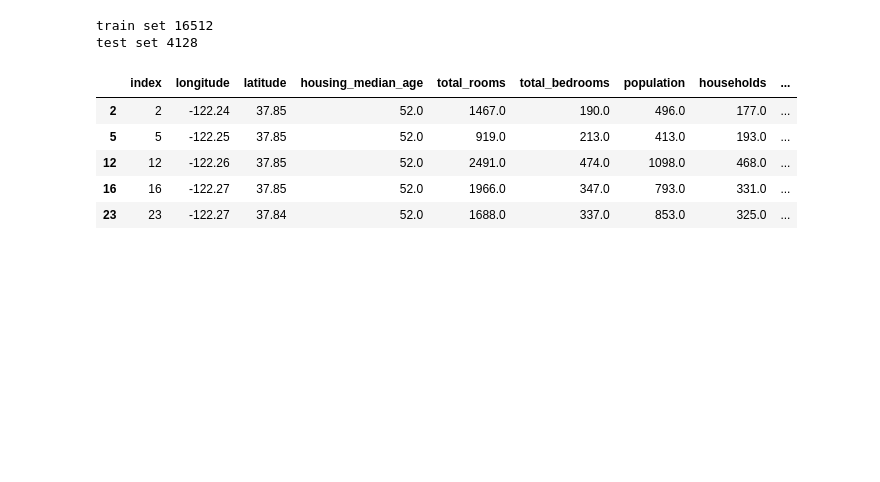
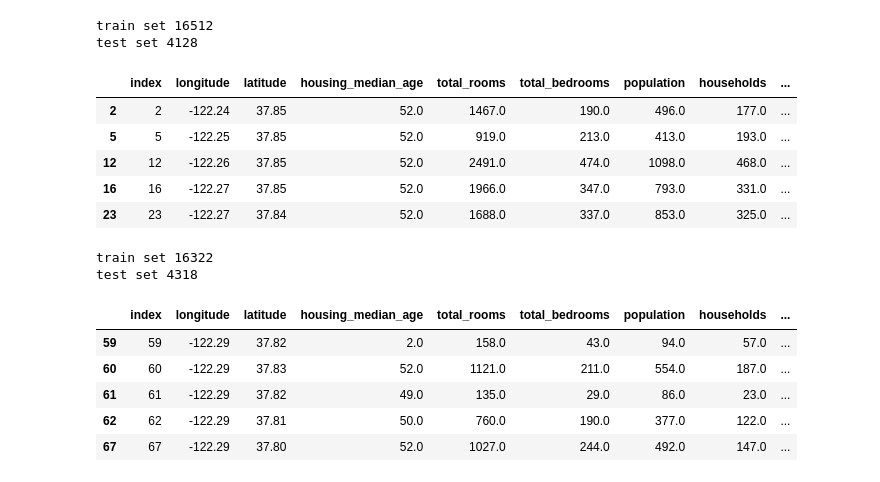
Before and after one commit to mmercan/handson-ml3, a Jupyter notebook: 02_new_project.ipynb, the cells around one changed output. Drawn from its saved outputs; the diff is of its cells as text; code cells hidden in the pictures; blank space fills up the shorter version.

```diff
--- a/02_new_project.ipynb
+++ b/02_new_project.ipynb
@@ -131,3 +133,22 @@ test set 4128
 | 12 | 12 | -122.26 | 37.85 | 52.0 | 2491.0 | 474.0 | 1098.0 | 468.0 | ... |
 | 16 | 16 | -122.27 | 37.85 | 52.0 | 1966.0 | 347.0 | 793.0 | 331.0 | ... |
 | 23 | 23 | -122.27 | 37.84 | 52.0 | 1688.0 | 337.0 | 853.0 | 325.0 | ... |
+# %%
+# insated of using index we can also use the location information as idendifier this way we don't have to worry about adding the new data at the end of the document
+
+housing_with_id["id"] = housing["longitude"] * 1000 + housing["latitude"]
+train_set, test_set = split_data_with_hash(housing_with_id, 0.2, "id")
+
+print("train set", len(train_set))
+print("test set", len(test_set))
+
+test_set.head()
+# %% [output]
+train set 16322
+test set 4318
+|  | index | longitude | latitude | housing_median_age | total_rooms | total_bedrooms | population | households | ... |
+| 59 | 59 | -122.29 | 37.82 | 2.0 | 158.0 | 43.0 | 94.0 | 57.0 | ... |
+| 60 | 60 | -122.29 | 37.83 | 52.0 | 1121.0 | 211.0 | 554.0 | 187.0 | ... |
+| 61 | 61 | -122.29 | 37.82 | 49.0 | 135.0 | 29.0 | 86.0 | 23.0 | ... |
+| 62 | 62 | -122.29 | 37.81 | 50.0 | 760.0 | 190.0 | 377.0 | 122.0 | ... |
+| 67 | 67 | -122.29 | 37.80 | 52.0 | 1027.0 | 244.0 | 492.0 | 147.0 | ... |
```
Also changed, not shown: parts of 5 cells of this notebook.
